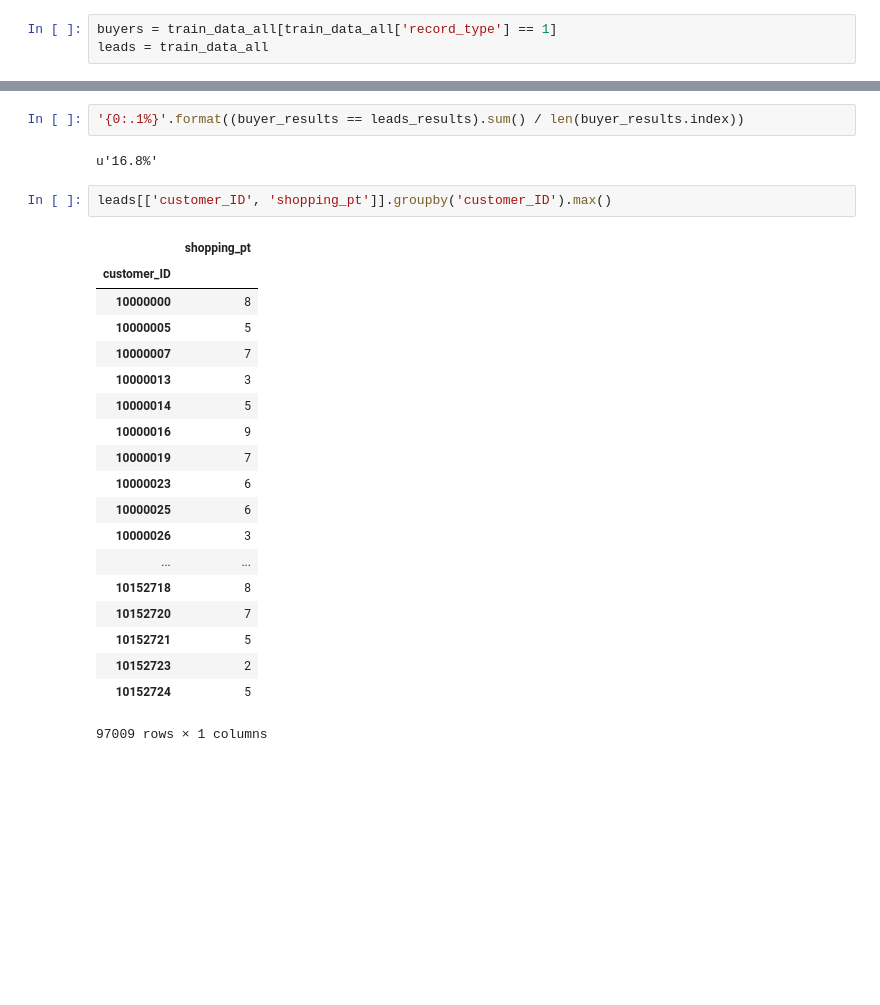
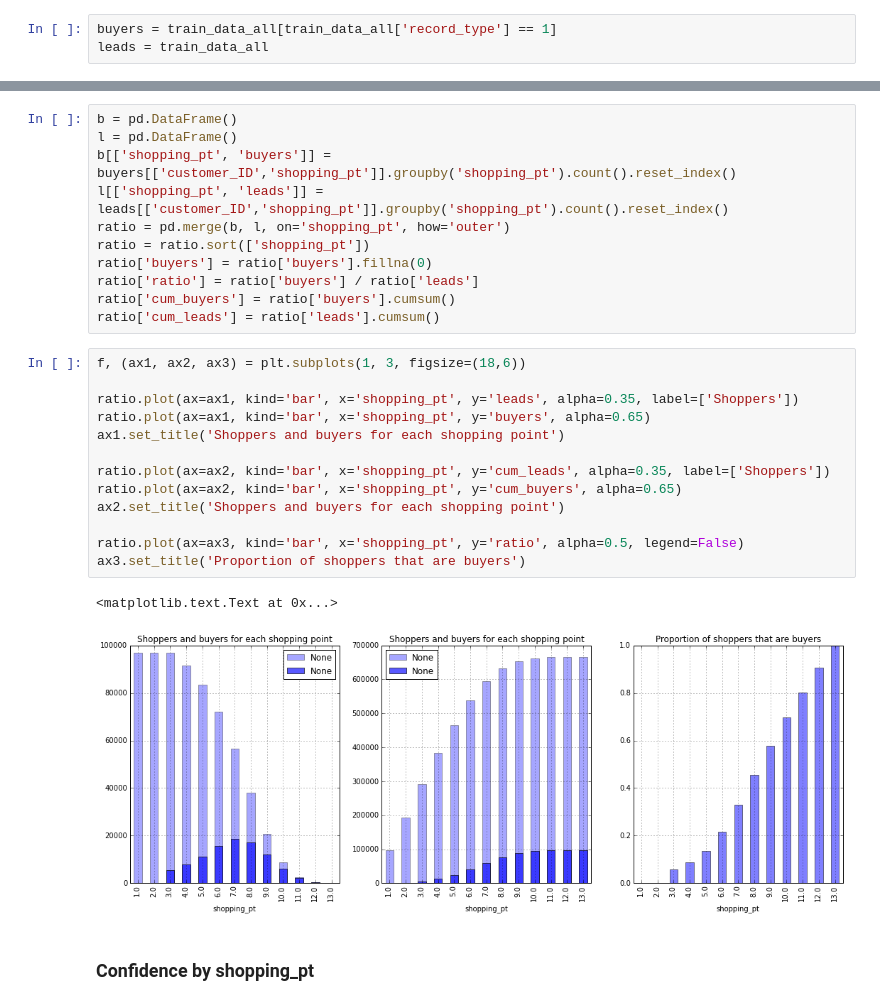
Before and after one commit to simw/kaggle, a Jupyter notebook: allstate-prediction/1-DataExploration.ipynb, the cells around one changed output, grey strips where cells are left out. Saved outputs shown, nothing was run; the diff lists cells and outputs as text; blank space fills up the shorter version.

```diff
--- a/allstate-prediction/1-DataExploration.ipynb
+++ b/allstate-prediction/1-DataExploration.ipynb
@@ -157,26 +112,29 @@ plt.bar(range(len(cols)), res, width=0.8)
-# %%
-'{0:.1%}'.format((buyer_results == leads_results).sum() / len(buyer_results.index))
-# %% [output]
-u'16.8%'
-# %%
-leads[['customer_ID', 'shopping_pt']].groupby('customer_ID').max()
-# %% [output]
-|  | shopping_pt |
-| customer_ID |  |
-| 10000000 | 8 |
-| 10000005 | 5 |
-| 10000007 | 7 |
-| 10000013 | 3 |
-| 10000014 | 5 |
-| 10000016 | 9 |
-| 10000019 | 7 |
-| 10000023 | 6 |
-| 10000025 | 6 |
-| 10000026 | 3 |
-| ... | ... |
-| 10152718 | 8 |
-| 10152720 | 7 |
-| 10152721 | 5 |
-| 10152723 | 2 |
-| 10152724 | 5 |
-97009 rows × 1 columns
+# %%
+b = pd.DataFrame()
+l = pd.DataFrame()
+b[['shopping_pt', 'buyers']] = buyers[['customer_ID','shopping_pt']].groupby('shopping_pt').count().reset_index()
+l[['shopping_pt', 'leads']] = leads[['customer_ID','shopping_pt']].groupby('shopping_pt').count().reset_index()
+ratio = pd.merge(b, l, on='shopping_pt', how='outer')
+ratio = ratio.sort(['shopping_pt'])
+ratio['buyers'] = ratio['buyers'].fillna(0)
+ratio['ratio'] = ratio['buyers'] / ratio['leads']
+ratio['cum_buyers'] = ratio['buyers'].cumsum()
+ratio['cum_leads'] = ratio['leads'].cumsum()
+# %%
+f, (ax1, ax2, ax3) = plt.subplots(1, 3, figsize=(18,6))
+
+ratio.plot(ax=ax1, kind='bar', x='shopping_pt', y='leads', alpha=0.35, label=['Shoppers'])
+ratio.plot(ax=ax1, kind='bar', x='shopping_pt', y='buyers', alpha=0.65)
+ax1.set_title('Shoppers and buyers for each shopping point')
+
+ratio.plot(ax=ax2, kind='bar', x='shopping_pt', y='cum_leads', alpha=0.35, label=['Shoppers'])
+ratio.plot(ax=ax2, kind='bar', x='shopping_pt', y='cum_buyers', alpha=0.65)
+ax2.set_title('Shoppers and buyers for each shopping point')
+
+ratio.plot(ax=ax3, kind='bar', x='shopping_pt', y='ratio', alpha=0.5, legend=False)
+ax3.set_title('Proportion of shoppers that are buyers')
+# %% [output]
+<matplotlib.text.Text at 0x...>
+[figure, added]
+# %% [markdown]
+### Confidence by shopping_pt
```
Also changed, not shown: parts of 15 cells of this notebook, 5 other files.
